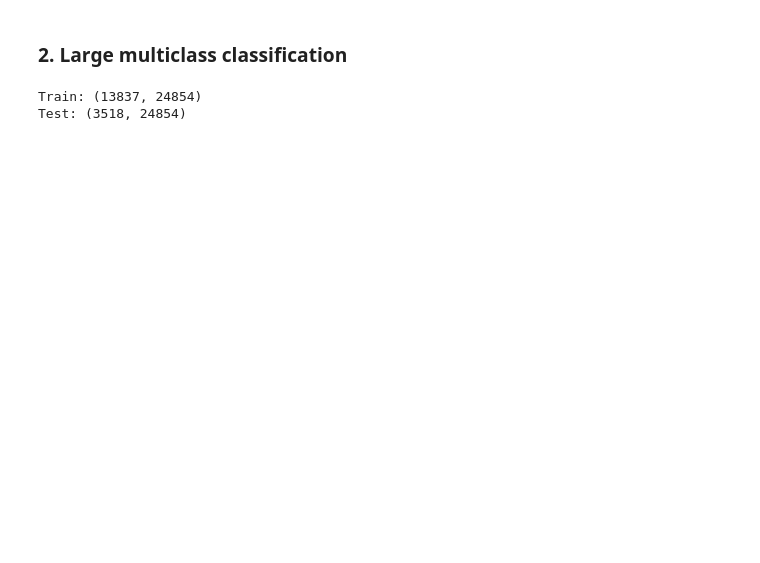
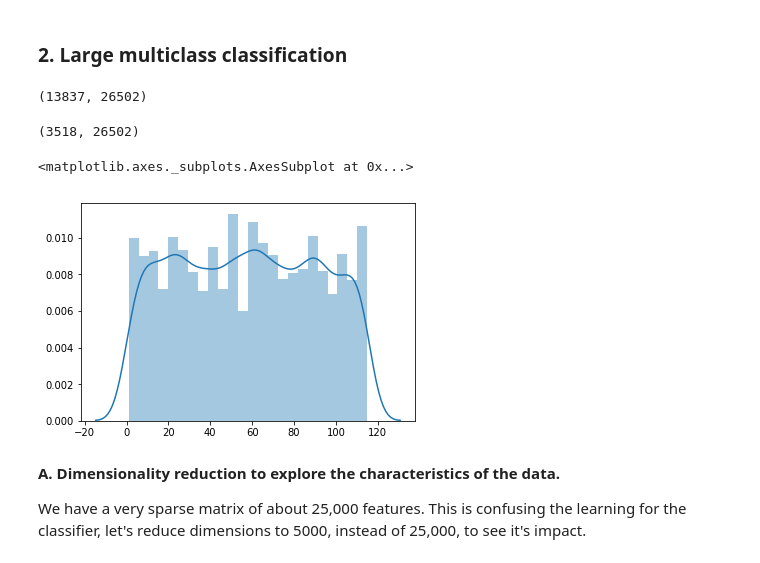
Before and after one commit to elenakhas/ProjectGutenberg-1, a Jupyter notebook: 3_ClassificationClustering/ProjectGutenberg_ModelingEvalutation.ipynb, the cells around one changed output. Cells and saved outputs as stored; diff of their text form; code cells hidden in the pictures; blank space fills up the shorter version.

```diff
--- a/3_ClassificationClustering/ProjectGutenberg_ModelingEvalutation.ipynb
+++ b/3_ClassificationClustering/ProjectGutenberg_ModelingEvalutation.ipynb
@@ -300,17 +247,10 @@ Index(['authornum', 'concreteness', 'lemmas', 'ne_dates', 'ne_persons',
 ### 2. Large multiclass classification
 # %%
 def load_data(data_path = "./data", features='lemmas'):
-
+    '''
+    '''
     X_train, y_train = load_svmlight_file( data_path+'/train_'+features+".svmlight" )
     X_test, y_test = load_svmlight_file( data_path+'/test_'+features+".svmlight", n_features=X_train.shape[1] )
     # shape of test shouldn't matter here since we enforced it at the vectorising step above
 
     return X_train, y_train, X_test, y_test
-
-# Testing lemmas
-X_train, y_train, X_test, y_test = load_data( "./data", features='lemmas')
-print( "Train:", X_train.shape )
-print( "Test:", X_test.shape )
-# %% [output]
-Train: (13837, 24854)
-Test: (3518, 24854)
@@ -316,0 +269,19 @@ Test: (3518, 24854)
+# %%
+X_train.shape
+# %% [output]
+(13837, 26502)
+# %%
+X_test.shape
+# %% [output]
+(3518, 26502)
+# %%
+# The distribution of lables in the train set is a little uneven - we could try SMOTE upsampling (since we don't have
+# a very large dataset, so downsampling could worsen the learning)
+sns.distplot(y_train)
+# %% [output]
+<matplotlib.axes._subplots.AxesSubplot at 0x...>
+[figure, added]
+# %% [markdown]
+__A. Dimensionality reduction to explore the characteristics of the data.__
+
+We have a very sparse matrix of about 25,000 features. This is confusing the learning for the classifier, let's reduce dimensions to 5000, instead of 25,000, to see it's impact.
```
Also changed, not shown: parts of 48 cells of this notebook, 10 other files.
